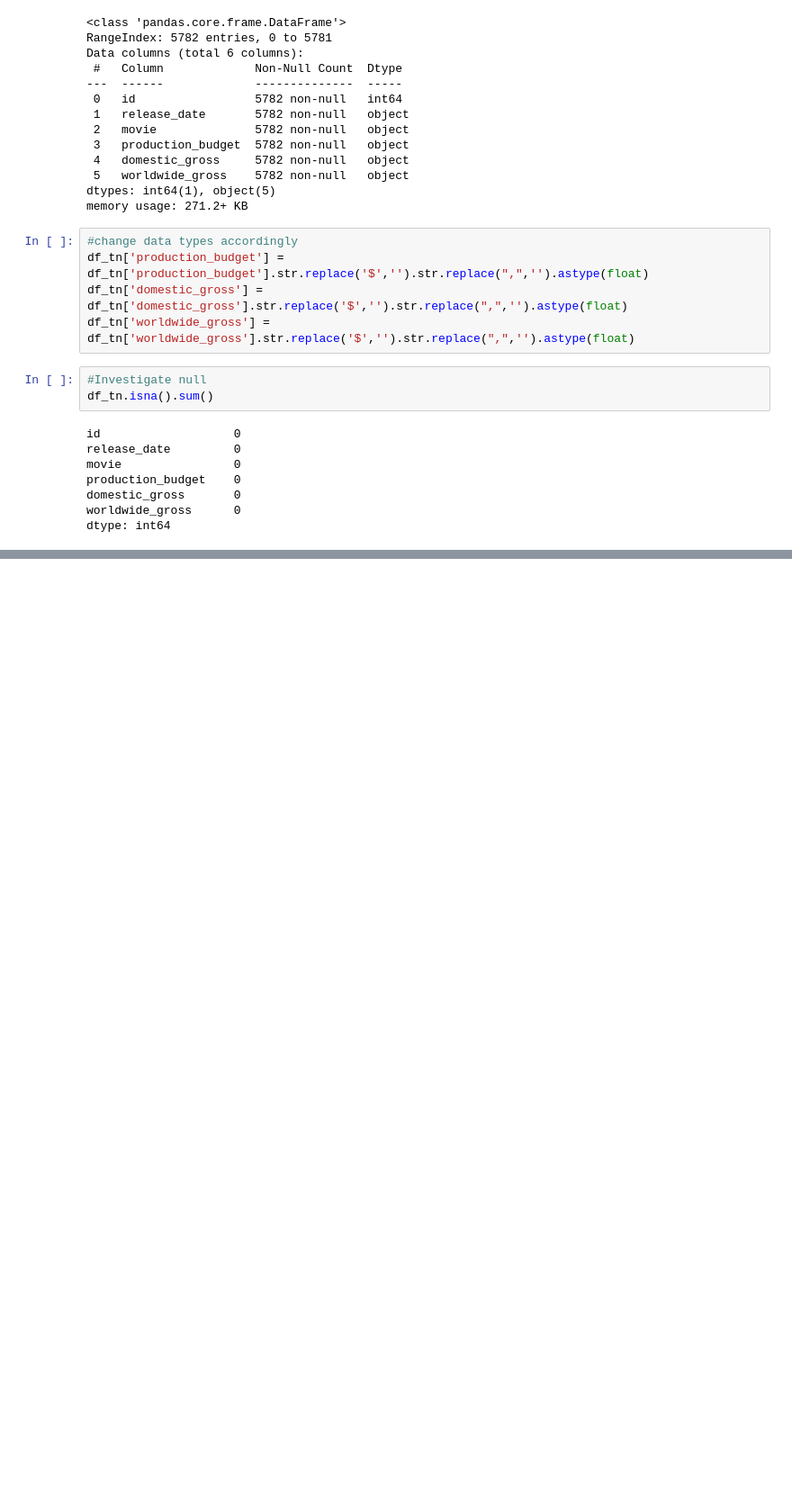
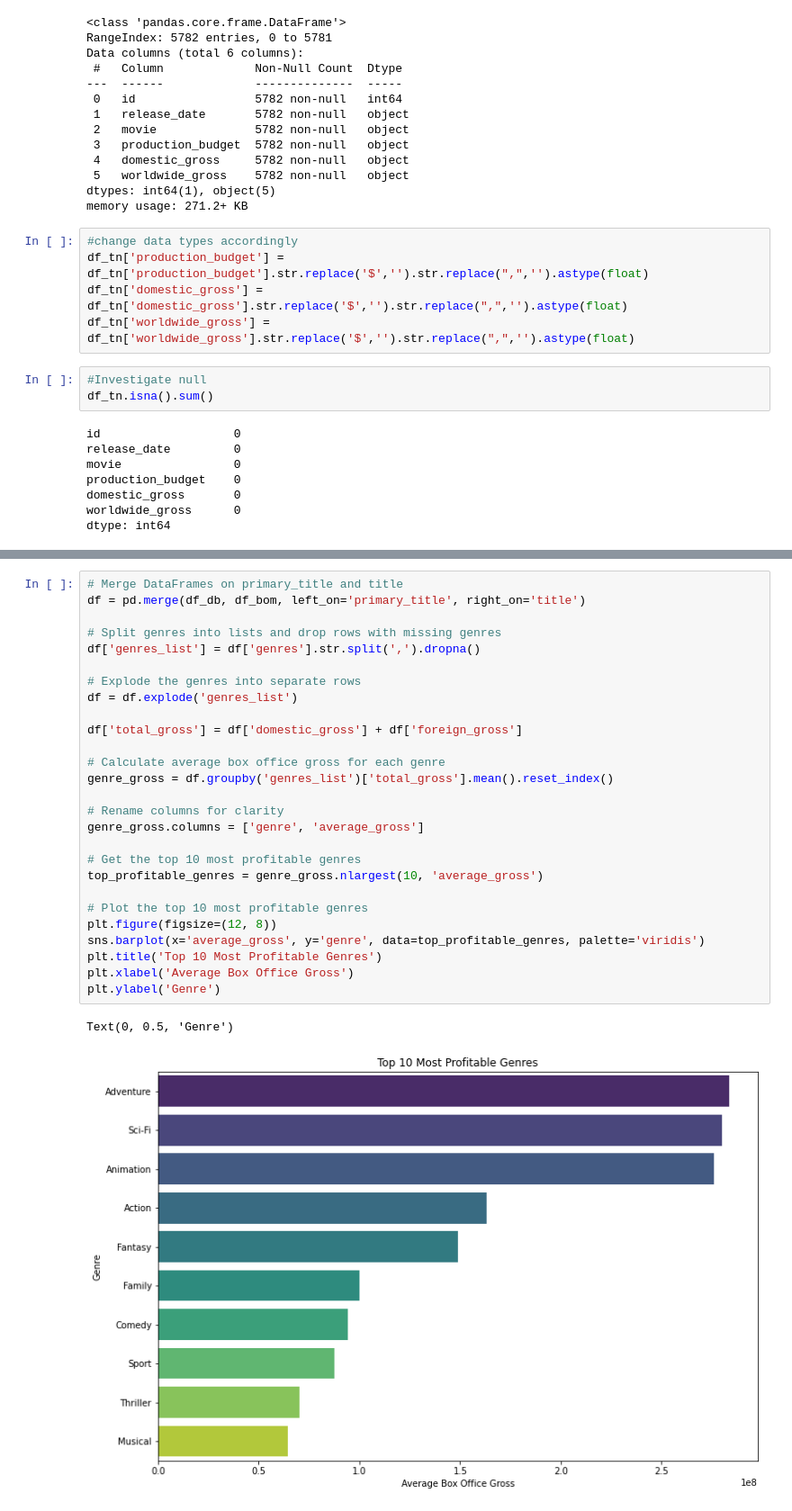
Before and after one commit to otungKe/dsc_phase1_project, a Jupyter notebook: index.ipynb, the cells around one changed output, grey strips where cells are left out. Shown at 90% size. Drawn from its saved outputs; the diff is of its cells as text; blank space fills up the shorter version.

```diff
--- a/index.ipynb
+++ b/index.ipynb
@@ -251,0 +301,30 @@ dtype: int64
+# %%
+# Merge DataFrames on primary_title and title
+df = pd.merge(df_db, df_bom, left_on='primary_title', right_on='title')
+
+# Split genres into lists and drop rows with missing genres
+df['genres_list'] = df['genres'].str.split(',').dropna()
+
+# Explode the genres into separate rows
+df = df.explode('genres_list')
+
+df['total_gross'] = df['domestic_gross'] + df['foreign_gross']
+
+# Calculate average box office gross for each genre
+genre_gross = df.groupby('genres_list')['total_gross'].mean().reset_index()
+
+# Rename columns for clarity
+genre_gross.columns = ['genre', 'average_gross']
+
+# Get the top 10 most profitable genres
+top_profitable_genres = genre_gross.nlargest(10, 'average_gross')
+
+# Plot the top 10 most profitable genres
+plt.figure(figsize=(12, 8))
+sns.barplot(x='average_gross', y='genre', data=top_profitable_genres, palette='viridis')
+plt.title('Top 10 Most Profitable Genres')
+plt.xlabel('Average Box Office Gross')
+plt.ylabel('Genre')
+# %% [output]
+Text(0, 0.5, 'Genre')
+[figure, added]
```
Also changed, not shown: parts of 6 cells of this notebook.
